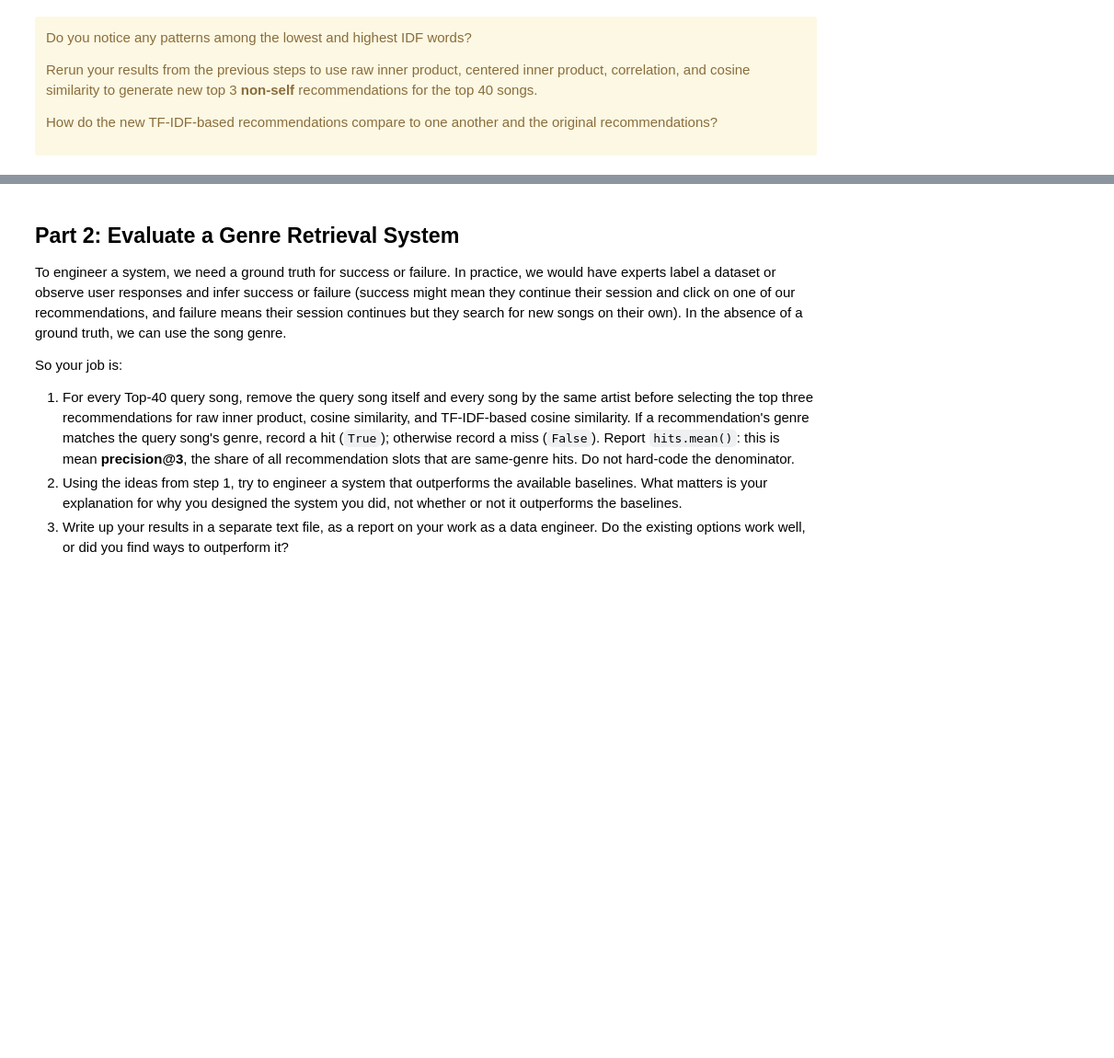
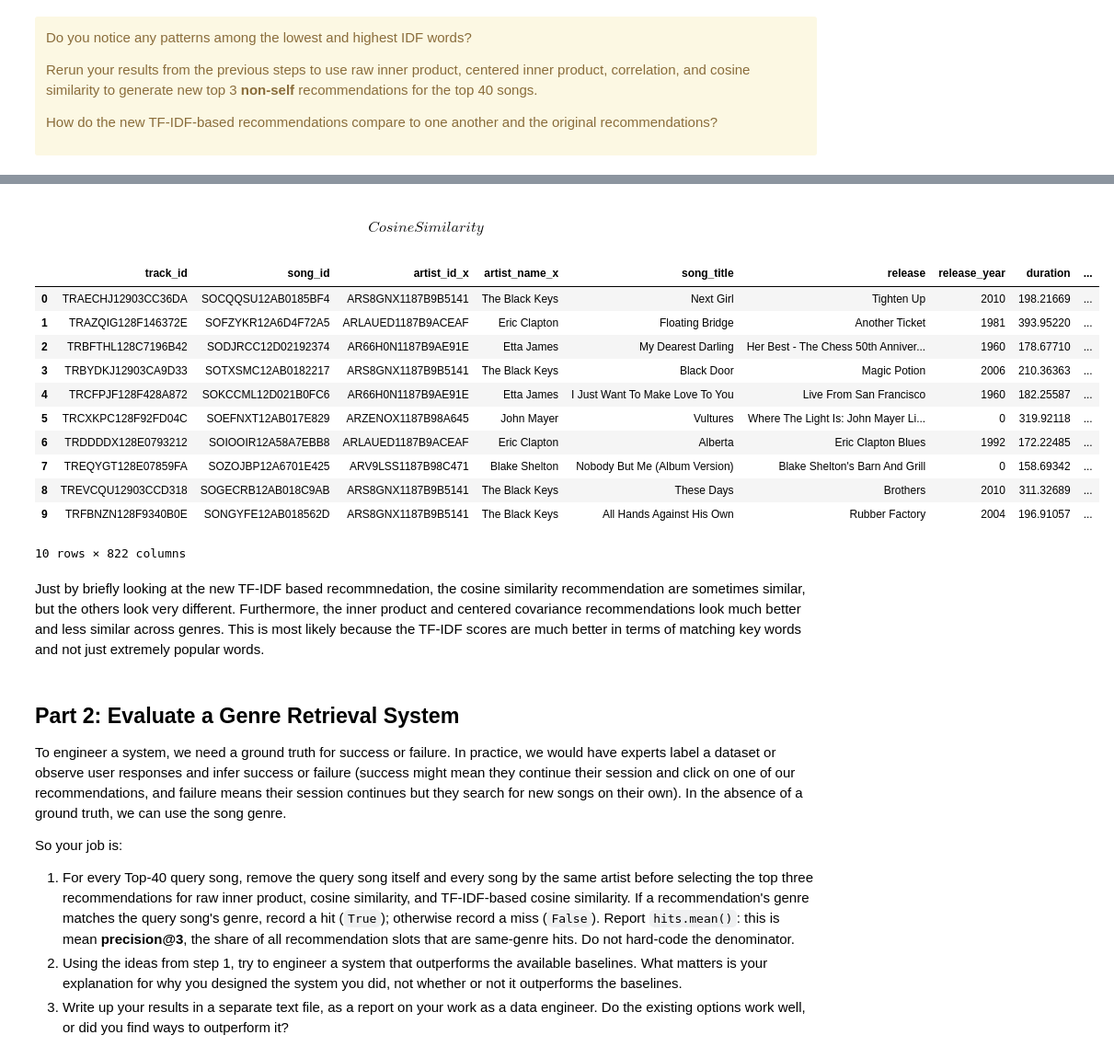
Before and after one commit to aidan-dowd/uu_vectors_and_matrices, a Jupyter notebook: Thursday Lab/lab_01.ipynb, the cells around one changed output, grey strips where cells are left out. Shown at 92% size. Saved outputs shown, nothing was run; the diff lists cells and outputs as text; code cells hidden in the pictures; blank space fills up the shorter version.

```diff
--- a/Thursday Lab/lab_01.ipynb
+++ b/Thursday Lab/lab_01.ipynb
@@ -637,3 +805,54 @@ How do the new TF-IDF-based recommendations compare to one another and the origi
+# %% [markdown]
+#### $$ Cosine Similarity $$
+# %%
+X_q4 = merged_idf[word_cols].to_numpy(dtype=float)
+
+top_1_cosine = []
+top_2_cosine = []
+top_3_cosine = []
+
+for song in range(len(merged_idf)):
+
+    # query song selection
+    query_q4 = X_q4[song]
+
+    # Calculate cosine similarity
+    cos_scores = cosine_scores(X_q4, query_q4)
+
+    # Exclude query sonog
+    cos_scores[song] = -np.inf
+
+    # Find top 3
+    top_3_idx = np.argsort(cos_scores)[-3:][::-1]
+
+    # Save matches
+    top_1_cosine.append(merged_idf.iloc[top_3_idx[0]]["song_title"])
+    top_2_cosine.append(merged_idf.iloc[top_3_idx[1]]["song_title"])
+    top_3_cosine.append(merged_idf.iloc[top_3_idx[2]]["song_title"])
+
+
+cosine_df = merged_idf.copy()
+
+cosine_df["top_match_1_cos"] = top_1_cosine
+cosine_df["top_match_2_cos"] = top_2_cosine
+cosine_df["top_match_3_cos"] = top_3_cosine
+
+cosine_df.head(10)
+# %% [output]
+|  | track_id | song_id | artist_id_x | artist_name_x | song_title | release | release_year | duration | ... |
+| 0 | TRAECHJ12903CC36DA | SOCQQSU12AB0185BF4 | ARS8GNX1187B9B5141 | The Black Keys | Next Girl | Tighten Up | 2010 | 198.21669 | ... |
+| 1 | TRAZQIG128F146372E | SOFZYKR12A6D4F72A5 | ARLAUED1187B9ACEAF | Eric Clapton | Floating Bridge | Another Ticket | 1981 | 393.95220 | ... |
+| 2 | TRBFTHL128C7196B42 | SODJRCC12D02192374 | AR66H0N1187B9AE91E | Etta James | My Dearest Darling | Her Best - The Chess 50th Anniver... | 1960 | 178.67710 | ... |
+| 3 | TRBYDKJ12903CA9D33 | SOTXSMC12AB0182217 | ARS8GNX1187B9B5141 | The Black Keys | Black Door | Magic Potion | 2006 | 210.36363 | ... |
+| 4 | TRCFPJF128F428A872 | SOKCCML12D021B0FC6 | AR66H0N1187B9AE91E | Etta James | I Just Want To Make Love To You | Live From San Francisco | 1960 | 182.25587 | ... |
+| 5 | TRCXKPC128F92FD04C | SOEFNXT12AB017E829 | ARZENOX1187B98A645 | John Mayer | Vultures | Where The Light Is: John Mayer Li... | 0 | 319.92118 | ... |
+| 6 | TRDDDDX128E0793212 | SOIOOIR12A58A7EBB8 | ARLAUED1187B9ACEAF | Eric Clapton | Alberta | Eric Clapton Blues | 1992 | 172.22485 | ... |
+| 7 | TREQYGT128E07859FA | SOZOJBP12A6701E425 | ARV9LSS1187B98C471 | Blake Shelton | Nobody But Me (Album Version) | Blake Shelton's Barn And Grill | 0 | 158.69342 | ... |
+| 8 | TREVCQU12903CCD318 | SOGECRB12AB018C9AB | ARS8GNX1187B9B5141 | The Black Keys | These Days | Brothers | 2010 | 311.32689 | ... |
+| 9 | TRFBNZN128F9340B0E | SONGYFE12AB018562D | ARS8GNX1187B9B5141 | The Black Keys | All Hands Against His Own | Rubber Factory | 2004 | 196.91057 | ... |
+10 rows × 822 columns
+# %% [markdown]
+Just by briefly looking at the new TF-IDF based recommnedation, the cosine similarity recommendation are sometimes similar, but the others look very different. Furthermore, the inner product and centered covariance recommendations look much better and less similar across genres. This is most likely because the TF-IDF scores are much better in terms of matching key words and not just extremely popular words.
 # %% [markdown]
 ## Part 2: Evaluate a Genre Retrieval System
 
```
Also changed, not shown: parts of 21 cells of this notebook, 1 other file.
